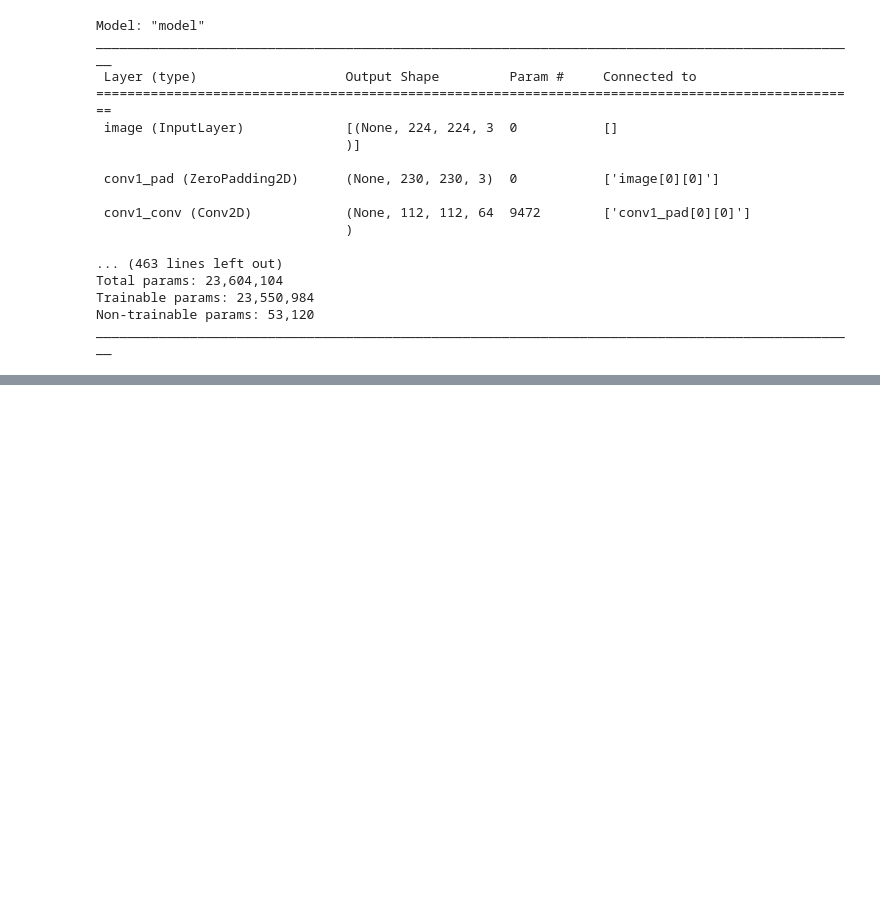
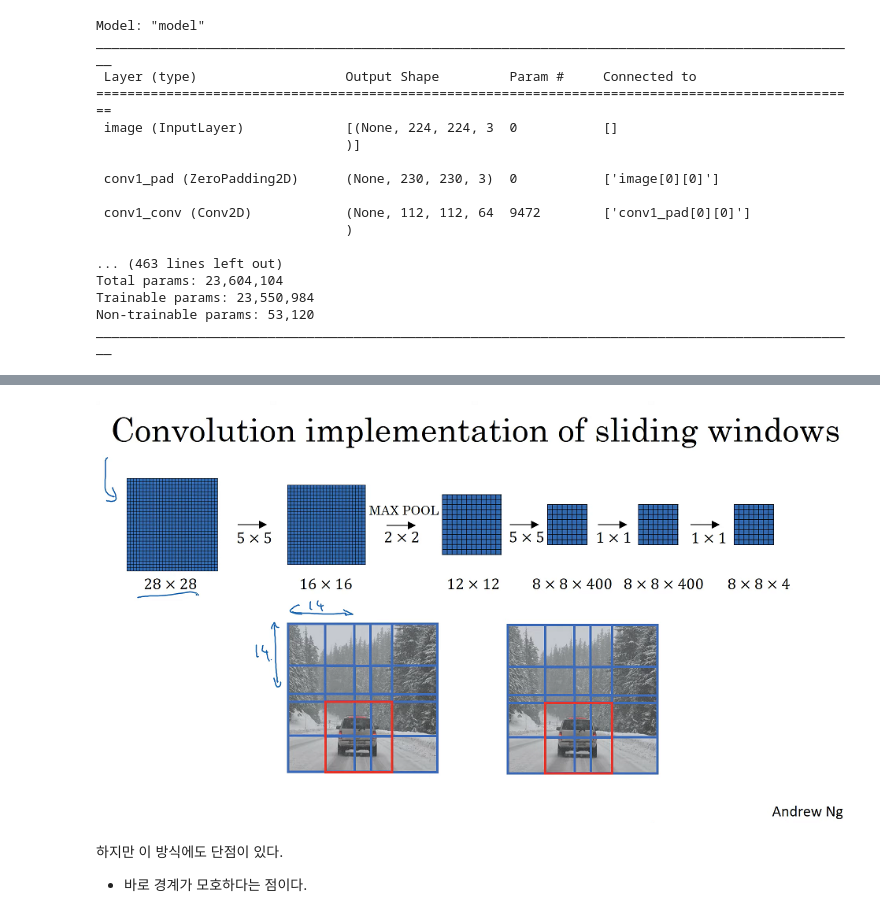
Before and after one commit to ziippy/modoo-cv, a Jupyter notebook: 10_Object_Dection_Introduction.ipynb, the cells around one changed output, grey strips where cells are left out. Cells and saved outputs as stored; diff of their text form; code cells hidden in the pictures; blank space fills up the shorter version.

```diff
--- a/10_Object_Dection_Introduction.ipynb
+++ b/10_Object_Dection_Introduction.ipynb
@@ -55,0 +78,8 @@ ________________________________________________________________________________
+# %%
+from IPython.display import Image
+Image(filename='capture/conv_implementation_of_sliding_windows_2.png')
+# %% [output]
+[figure, added]
+# %% [markdown]
+하지만 이 방식에도 단점이 있다.
+- 바로 경계가 모호하다는 점이다.
```
Also changed, not shown: parts of 7 cells of this notebook, 3 other files.
